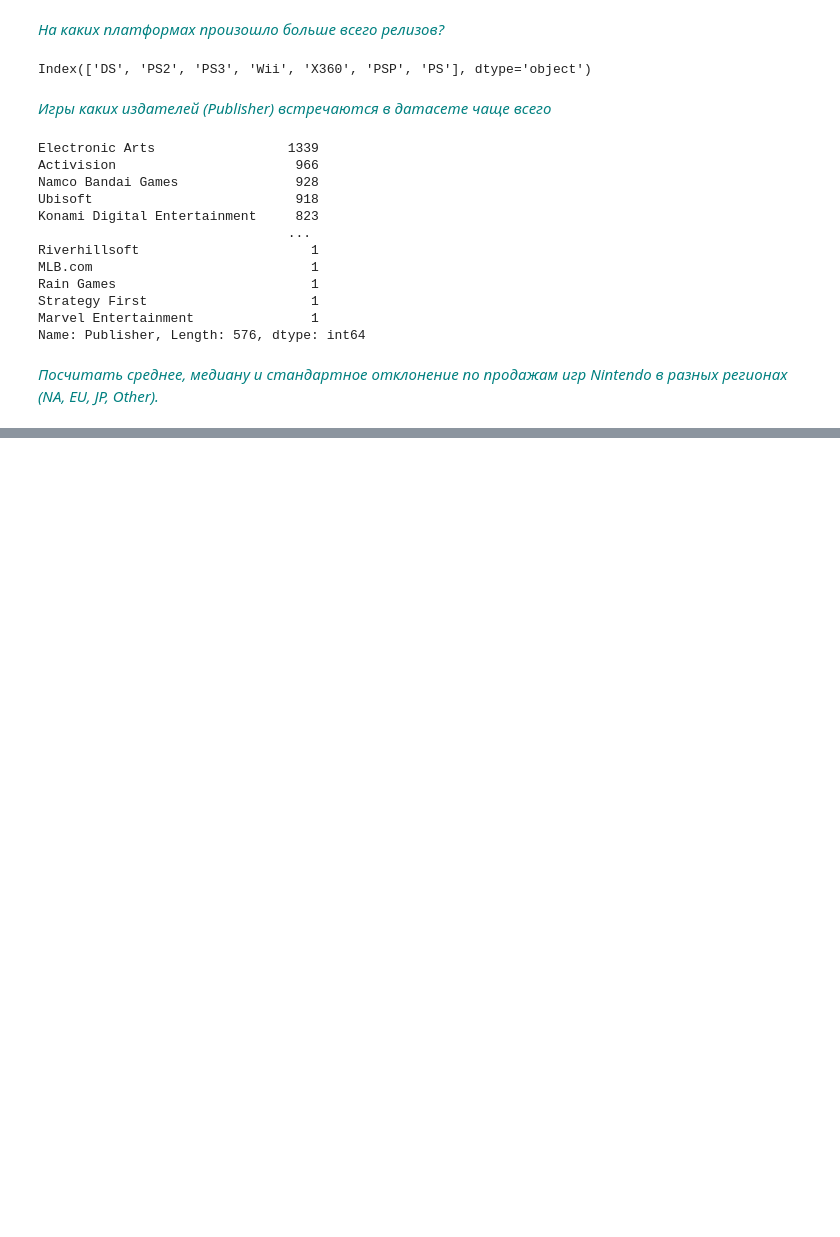
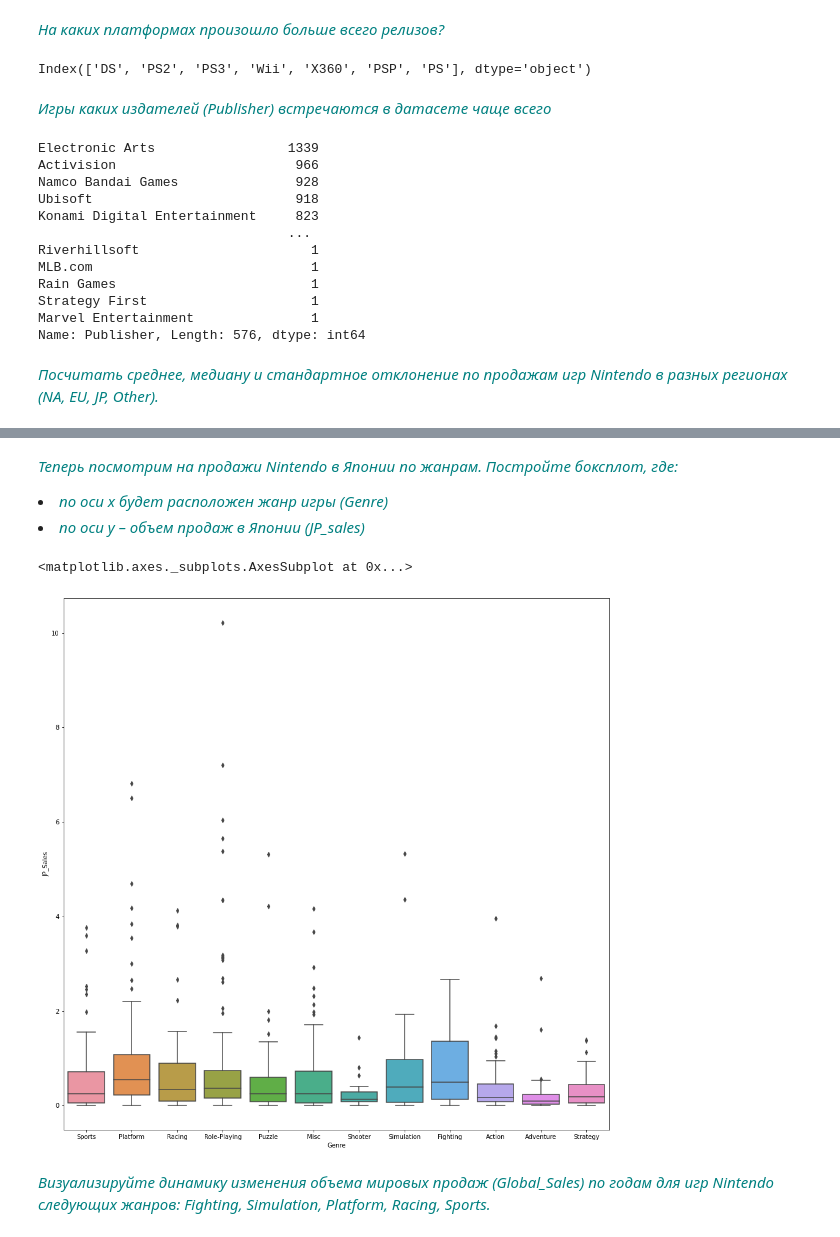
Before and after one commit to bkuspayev/python_repo, a Jupyter notebook: statistics/project_videogames/videogames_analysis.ipynb, the cells around one changed output, grey strips where cells are left out. Saved outputs shown, nothing was run; the diff lists cells and outputs as text; code cells hidden in the pictures; blank space fills up the shorter version.

Commit message:
Nintendo analysis
analysed some nintendo sales

```diff
--- a/statistics/project_videogames/videogames_analysis.ipynb
+++ b/statistics/project_videogames/videogames_analysis.ipynb
@@ -130,0 +143,15 @@ Name: Publisher, Length: 576, dtype: int64
+# %% [markdown]
+<i><font color="teal">Теперь посмотрим на продажи Nintendo в Японии по жанрам. Постройте боксплот, где:</font></i>
+
+<li><i><font color="teal">по оси x будет расположен жанр игры (Genre)</font></i></li>
+<li><i><font color="teal">по оси у – объем продаж в Японии (JP_sales)</font></i></li>
+# %%
+games_nintendo = games_no_na.query('Publisher == "Nintendo"')
+# %%
+plt.figure(figsize=(16,16))
+sns.boxplot(x="Genre", y="JP_Sales", data=games_nintendo)
+# %% [output]
+<matplotlib.axes._subplots.AxesSubplot at 0x...>
+[figure, added]
+# %% [markdown]
+<i><font color="teal">Визуализируйте динамику изменения объема мировых продаж (Global_Sales) по годам для игр Nintendo следующих жанров: Fighting, Simulation, Platform, Racing, Sports.</font></i>
```
Also changed, not shown: parts of 4 cells of this notebook.
